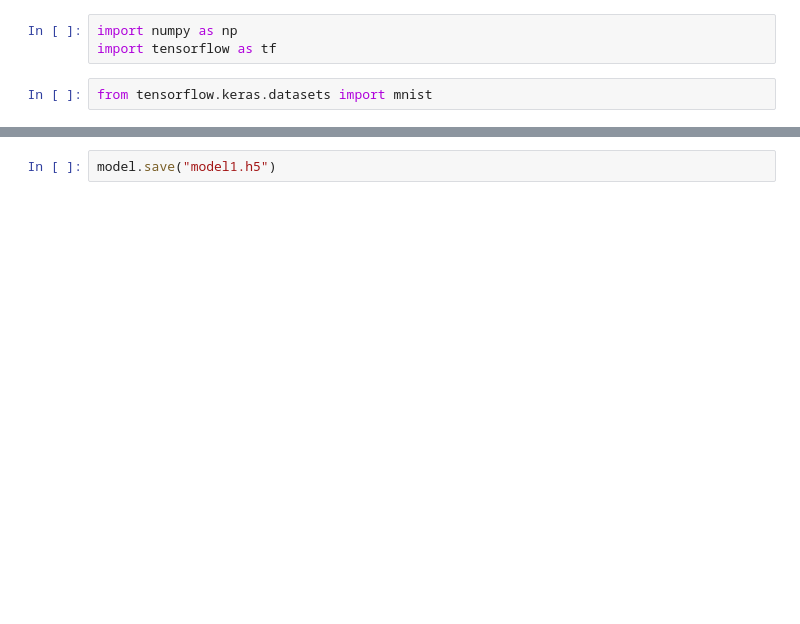
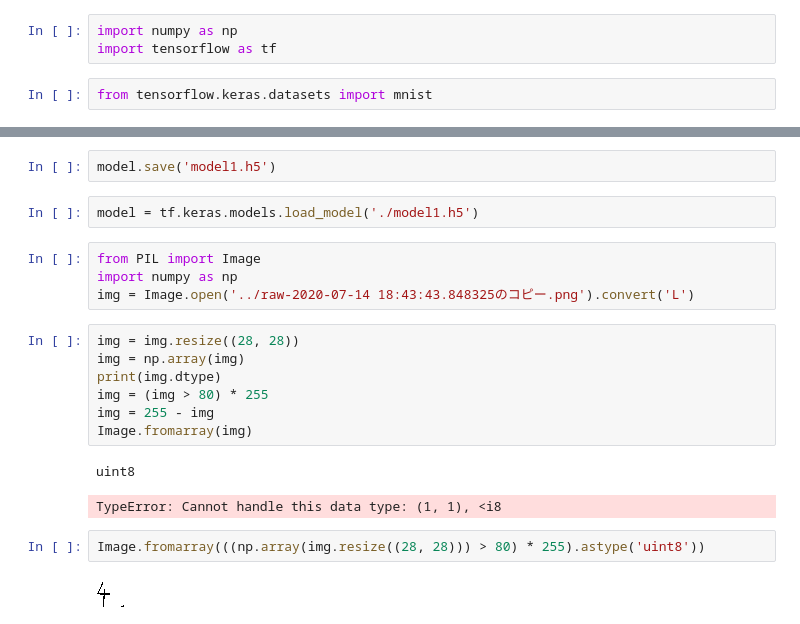
Before and after one commit to Naotchi/0716, a Jupyter notebook: make_model.ipynb, the cells around one changed output, grey strips where cells are left out. Saved outputs shown, nothing was run; the diff lists cells and outputs as text; blank space fills up the shorter version.

```diff
--- a/make_model.ipynb
+++ b/make_model.ipynb
@@ -55,2 +60,22 @@ model.evaluate(X_test, y_test)
 # %%
-model.save("model1.h5")
+model.save('model1.h5')
+# %%
+model = tf.keras.models.load_model('./model1.h5')
+# %%
+from PIL import Image
+import numpy as np
+img = Image.open('../raw-2020-07-14 18:43:43.848325のコピー.png').convert('L')
+# %%
+img = img.resize((28, 28))
+img = np.array(img)
+print(img.dtype)
+img = (img > 80) * 255
+img = 255 - img
+Image.fromarray(img)
+# %% [output]
+uint8
+TypeError: Cannot handle this data type: (1, 1), <i8
+# %%
+Image.fromarray(((np.array(img.resize((28, 28))) > 80) * 255).astype('uint8'))
+# %% [output]
+[figure, added]
```
Also changed, not shown: parts of 5 cells of this notebook, 11 other files.
